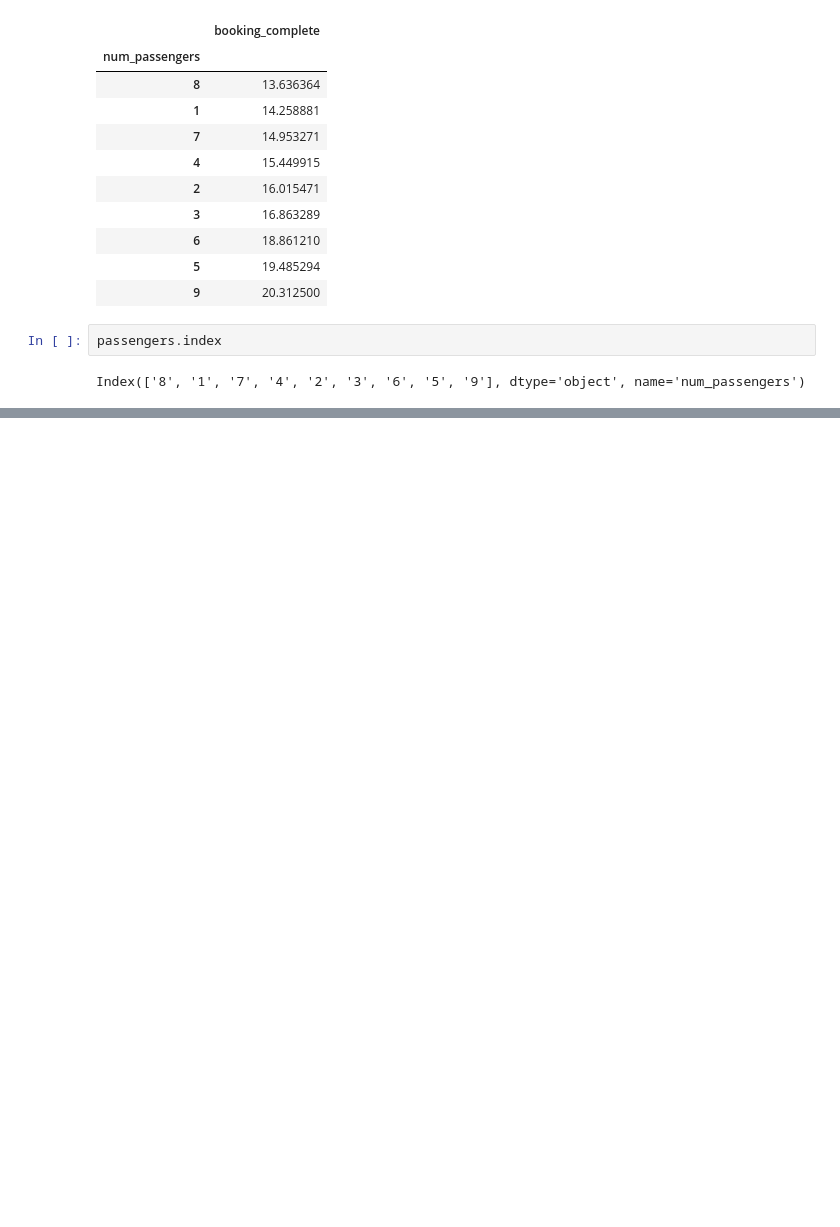
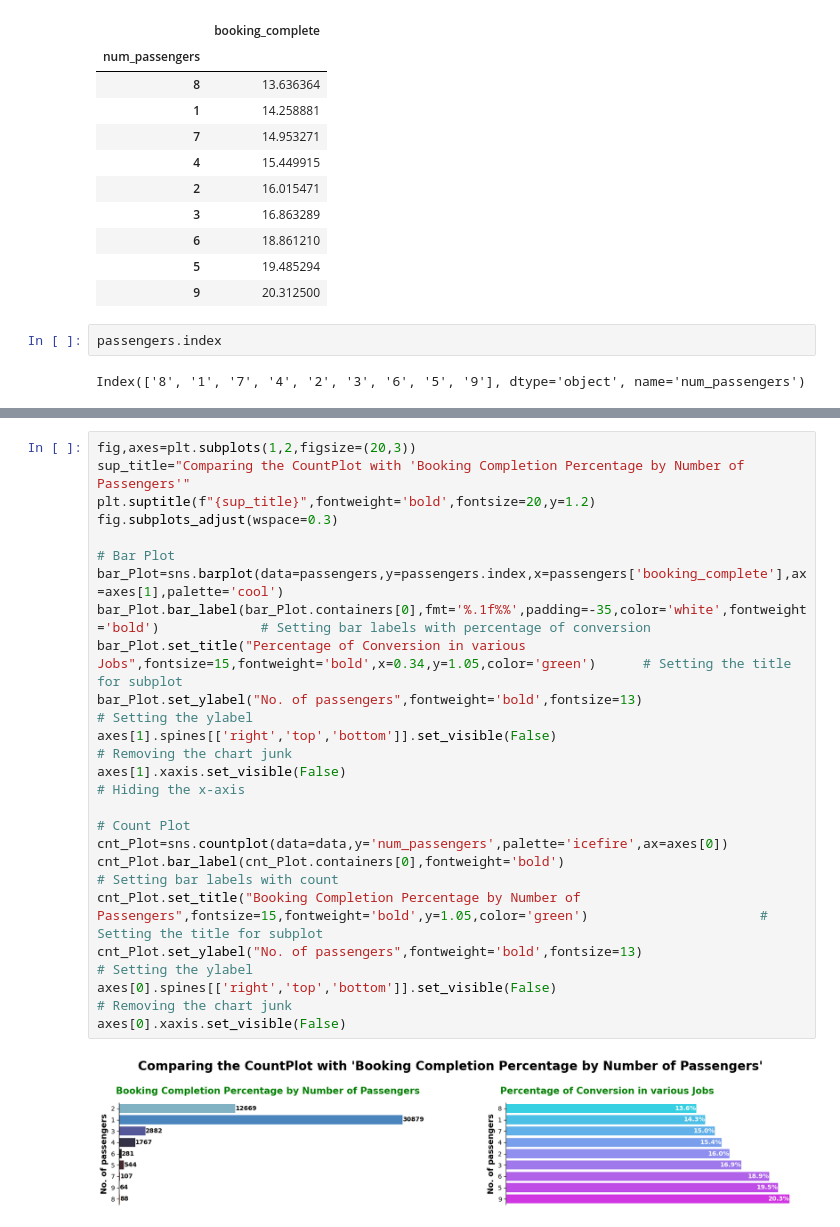
Before and after one commit to BhanuSrihridai/British-Airways, a Jupyter notebook: Task_2.ipynb, the cells around one changed output, grey strips where cells are left out. Drawn from its saved outputs; the diff is of its cells as text; blank space fills up the shorter version.

```diff
--- a/Task_2.ipynb
+++ b/Task_2.ipynb
@@ -353,3 +345,26 @@ plt.legend(loc='upper right',bbox_to_anchor=(1.7,0.9),title='Percentage')
 # %% [output]
 <matplotlib.legend.Legend at 0x...>
 [figure]
+# %%
+fig,axes=plt.subplots(1,2,figsize=(20,3))
+sup_title="Comparing the CountPlot with 'Booking Completion Percentage by Number of Passengers'"
+plt.suptitle(f"{sup_title}",fontweight='bold',fontsize=20,y=1.2)
+fig.subplots_adjust(wspace=0.3)
+
+# Bar Plot
+bar_Plot=sns.barplot(data=passengers,y=passengers.index,x=passengers['booking_complete'],ax=axes[1],palette='cool')
+bar_Plot.bar_label(bar_Plot.containers[0],fmt='%.1f%%',padding=-35,color='white',fontweight='bold')             # Setting bar labels with percentage of conversion
+bar_Plot.set_title("Percentage of Conversion in various Jobs",fontsize=15,fontweight='bold',x=0.34,y=1.05,color='green')      # Setting the title for subplot
+bar_Plot.set_ylabel("No. of passengers",fontweight='bold',fontsize=13)                                                        # Setting the ylabel
+axes[1].spines[['right','top','bottom']].set_visible(False)                                                     # Removing the chart junk
+axes[1].xaxis.set_visible(False)                                                                                # Hiding the x-axis
+
+# Count Plot
+cnt_Plot=sns.countplot(data=data,y='num_passengers',palette='icefire',ax=axes[0])
+cnt_Plot.bar_label(cnt_Plot.containers[0],fontweight='bold')                                                    # Setting bar labels with count
+cnt_Plot.set_title("Booking Completion Percentage by Number of Passengers",fontsize=15,fontweight='bold',y=1.05,color='green')                      # Setting the title for subplot
+cnt_Plot.set_ylabel("No. of passengers",fontweight='bold',fontsize=13)                                                        # Setting the ylabel
+axes[0].spines[['right','top','bottom']].set_visible(False)                                                     # Removing the chart junk
+axes[0].xaxis.set_visible(False)
+# %% [output]
+[figure, added]
```
Also changed, not shown: parts of 8 cells of this notebook.
